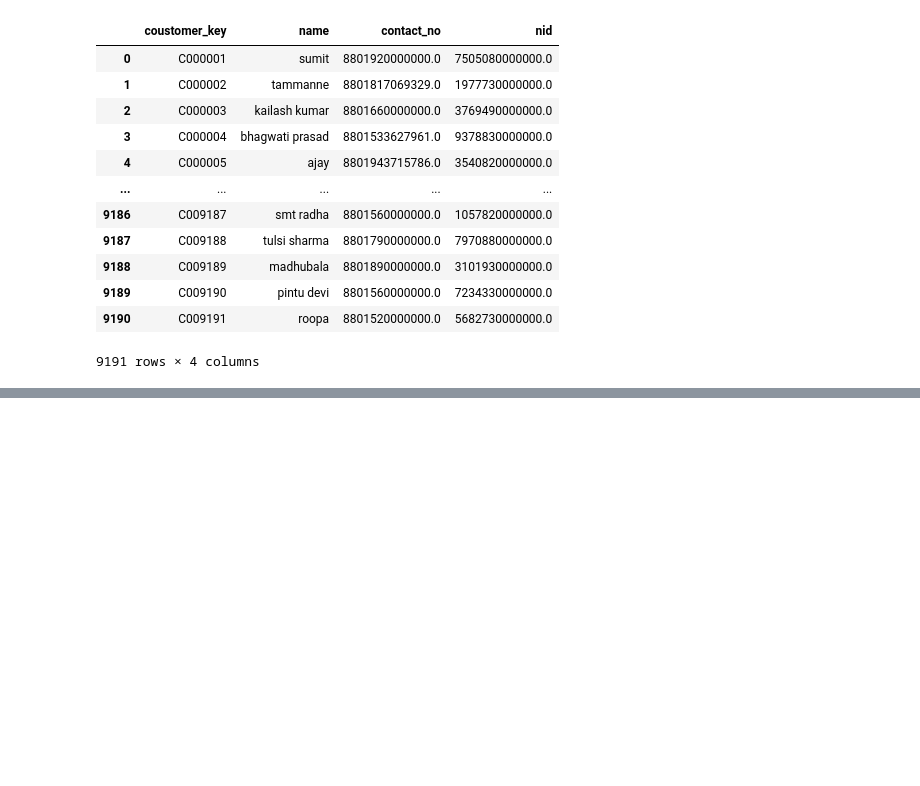
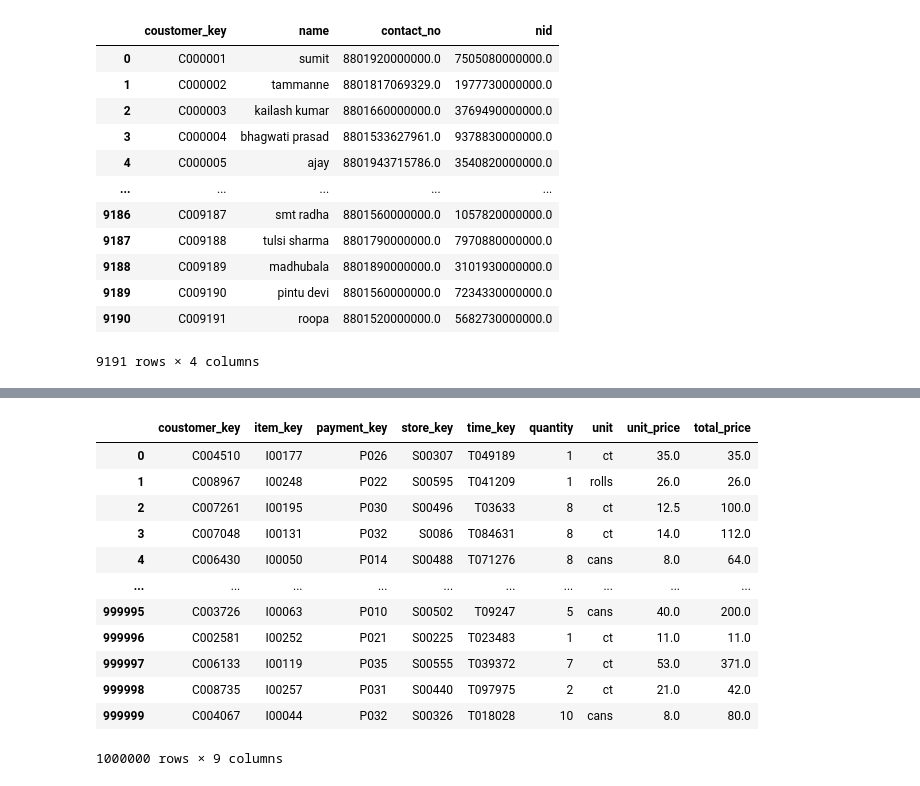
Before and after one commit to SadiaAlamChy/HDA-Tech-Learning, a Jupyter notebook: notebook/dataload/ETL.ipynb, the cells around one changed output, grey strips where cells are left out. Drawn from its saved outputs; the diff is of its cells as text; code cells hidden in the pictures; blank space fills up the shorter version.

```diff
--- a/notebook/dataload/ETL.ipynb
+++ b/notebook/dataload/ETL.ipynb
@@ -268,0 +413,7 @@ cous_df
+# %%
+cur4 = con.cursor()
+select_fact = " SELECT t.coustomer_key, t.item_key , t.payment_key, t.store_key, t.time_key, t.quantity, t.unit, t.unit_price, t.total_price " \
+              "FROM ecomdb_star_schema.fact_table t;"
+cur4.execute(select_fact)
+records4 = cur4.fetchall()
+records4
@@ -268,0 +438,17 @@ cous_df
+# %%
+fact_df = pd.DataFrame(list(records4), columns=['coustomer_key', 'item_key', 'payment_key', 'store_key' , 'time_key', 'quantity', 'unit', 'unit_price', 'total_price'])
+fact_df
+# %% [output]
+|  | coustomer_key | item_key | payment_key | store_key | time_key | quantity | unit | unit_price | total_price |
+| 0 | C004510 | I00177 | P026 | S00307 | T049189 | 1 | ct | 35.0 | 35.0 |
+| 1 | C008967 | I00248 | P022 | S00595 | T041209 | 1 | rolls | 26.0 | 26.0 |
+| 2 | C007261 | I00195 | P030 | S00496 | T03633 | 8 | ct | 12.5 | 100.0 |
+| 3 | C007048 | I00131 | P032 | S0086 | T084631 | 8 | ct | 14.0 | 112.0 |
+| 4 | C006430 | I00050 | P014 | S00488 | T071276 | 8 | cans | 8.0 | 64.0 |
+| ... | ... | ... | ... | ... | ... | ... | ... | ... | ... |
+| 999995 | C003726 | I00063 | P010 | S00502 | T09247 | 5 | cans | 40.0 | 200.0 |
+| 999996 | C002581 | I00252 | P021 | S00225 | T023483 | 1 | ct | 11.0 | 11.0 |
+| 999997 | C006133 | I00119 | P035 | S00555 | T039372 | 7 | ct | 53.0 | 371.0 |
+| 999998 | C008735 | I00257 | P031 | S00440 | T097975 | 2 | ct | 21.0 | 42.0 |
+| 999999 | C004067 | I00044 | P032 | S00326 | T018028 | 10 | cans | 8.0 | 80.0 |
+1000000 rows × 9 columns
```
Also changed, not shown: parts of 23 cells of this notebook.
